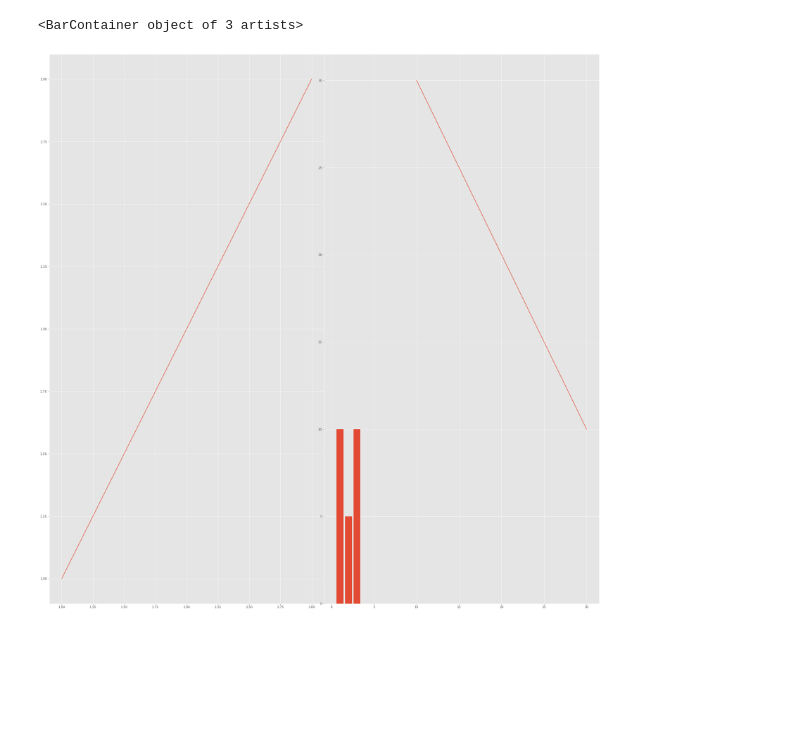
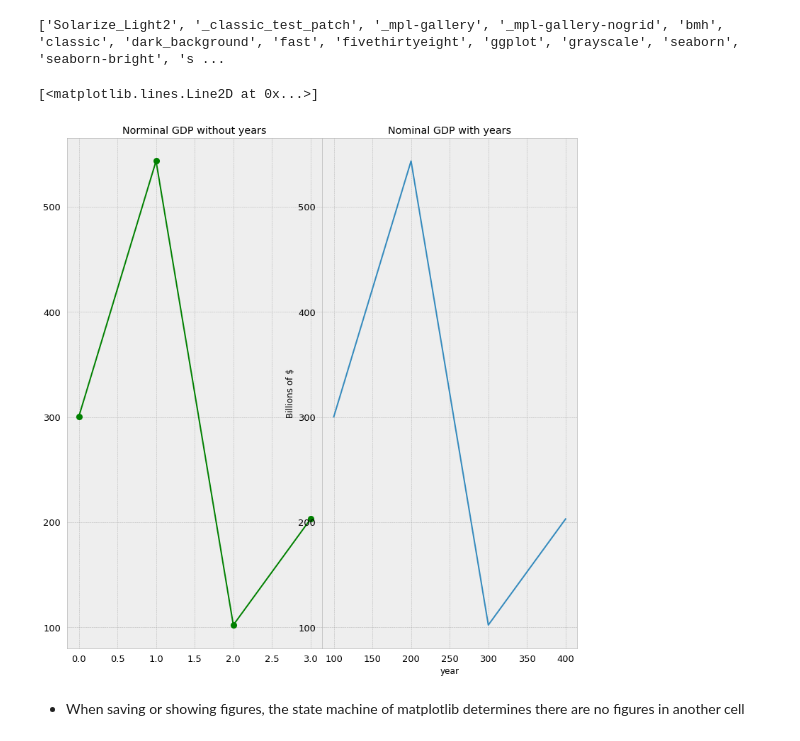
Before and after one commit to YeongRoYun/DataSchool, a Jupyter notebook: Books/Data-Analysys.ipynb, the cells around one changed output. Saved outputs shown, nothing was run; the diff lists cells and outputs as text; code cells hidden in the pictures; blank space fills up the shorter version.

```diff
--- a/Books/Data-Analysys.ipynb
+++ b/Books/Data-Analysys.ipynb
@@ -9,11 +11,29 @@ import matplotlib.pyplot as plt
-# %%
-plt.style.use('ggplot')
-plt.figure(figsize=(25,25))
-plt.axes((0,0,0.5,1))
-plt.plot([1,2,3], [1,2,3], scalex=True, scaley=True)
-plt.axes((0.5,0,0.5,1))
-plt.plot([10,20,30], [30,20,10], scalex=True, scaley=True)
-plt.bar([1,2,3], [10,5,10], st)
-# %% [output]
-<BarContainer object of 3 artists>
-[figure, removed]
+# %%
+import matplotlib.pyplot as plt
+
+
+# Set global style
+print(plt.style.available)
+plt.style.use('bmh')
+
+# Simple Line Graph
+years = [100, 200, 300, 400]
+gdp = [300.2, 543.3, 102.3, 203.1]
+
+plt.figure(figsize=(10, 10)) # Make empty Coordinate
+
+plt.axes([0., 0., 0.5, 1.]) # [ left, bottom, width, height]
+plt.title("Norminal GDP without years")
+plt.plot(gdp, color='green', marker='o', linestyle='solid') # One parameter treats as y
+
+plt.axes([0.5, 0., 0.5, 1.])
+plt.title("Nominal GDP with years") # Set title
+plt.xlabel("year") # Set x-label
+plt.ylabel("Billions of $") # Set y-label
+plt.plot(years, gdp) # Two parameters treat as x, y
+# %% [output]
+['Solarize_Light2', '_classic_test_patch', '_mpl-gallery', '_mpl-gallery-nogrid', 'bmh', 'classic', 'dark_background', 'fast', 'fivethirtyeight', 'ggplot', 'grayscale', 'seaborn', 'seaborn-bright', 's ...
+[<matplotlib.lines.Line2D at 0x...>]
+[figure, added]
+# %% [markdown]
+- When saving or showing figures, the state machine of matplotlib determines there are no figures in another cell
```
Also changed, not shown: parts of 23 cells of this notebook, 7 other files.
